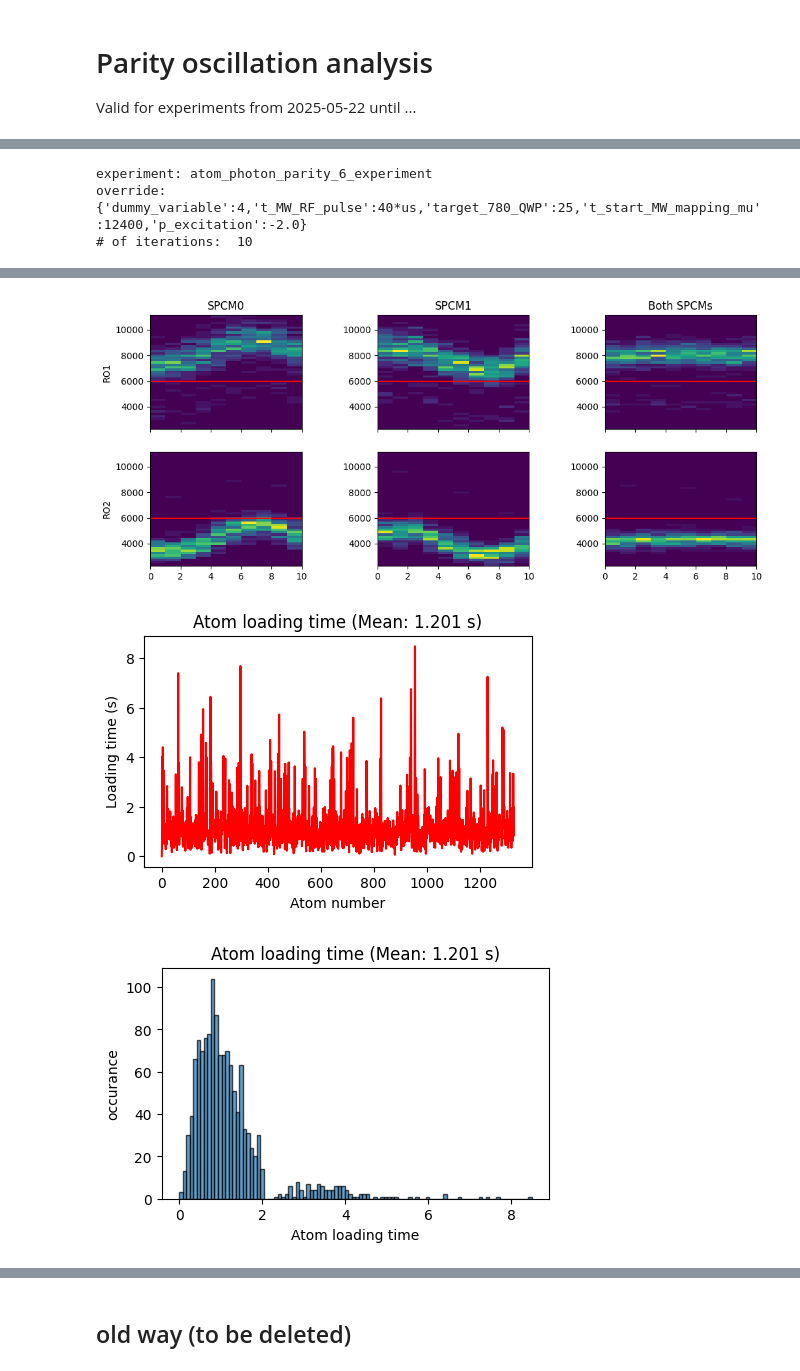
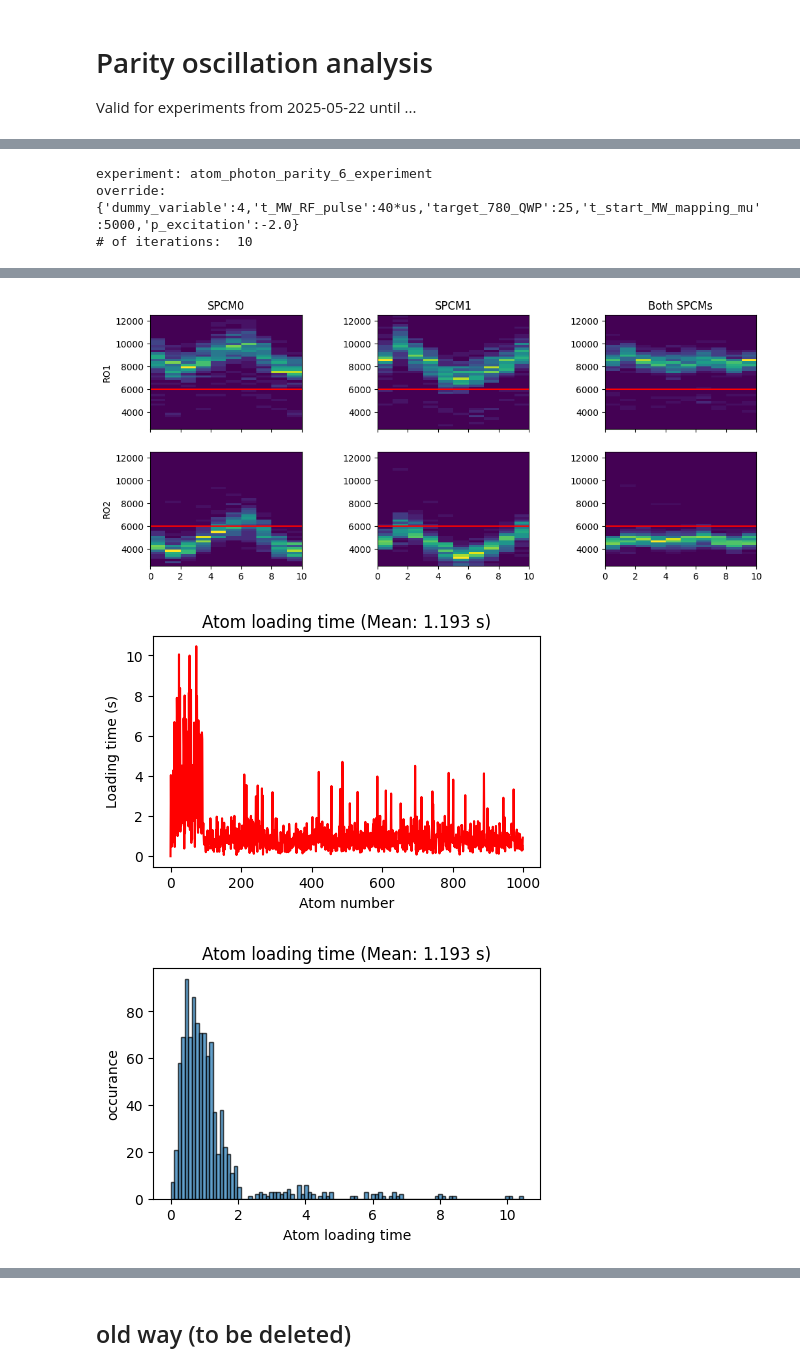
Before and after one commit to QuantumQuadrate/qn_artiq_routines, a Jupyter notebook: Analysis/Tomography analysis/Parity_Oscillation_analysis_2025.ipynb, the cells around one changed output, grey strips where cells are left out. Drawn from its saved outputs; the diff is of its cells as text; code cells hidden in the pictures.

```diff
--- a/Analysis/Tomography analysis/Parity_Oscillation_analysis_2025.ipynb
+++ b/Analysis/Tomography analysis/Parity_Oscillation_analysis_2025.ipynb
@@ -2,7 +2,7 @@
 # Parity oscillation analysis
 Valid for experiments from 2025-05-22 until ...
 # %%
-date_filters = ["2025-10-09","2025-10-10"]
+date_filters = ["2025-10-10"]
 
 from matplotlib import pyplot as plt
 import matplotlib as mpl
@@ -72,7 +72,7 @@ file 52 (C:\Networking Experiment\artiq codes\artiq-master\results\2025-10-10\01
 # %%
 ### the file(s) to analyze:
 file_indices = {
-    51:'',
+    4:'',
     # 40:'',
     # 42:'',
 }
@@ -367,5 +367,5 @@ plt.show()
 # plt.show()
 # %% [output]
 experiment: atom_photon_parity_6_experiment
-override: {'dummy_variable':4,'t_MW_RF_pulse':40*us,'target_780_QWP':25,'t_start_MW_mapping_mu':12400,'p_excitation':-2.0}
+override: {'dummy_variable':4,'t_MW_RF_pulse':40*us,'target_780_QWP':25,'t_start_MW_mapping_mu':5000,'p_excitation':-2.0}
 # of iterations:  10
@@ -373,3 +373,3 @@ override: {'dummy_variable':4,'t_MW_RF_pulse':40*us,'target_780_QWP':25,'t_start
-[figure, old version]
+[figure, new version]
-[figure, old version]
+[figure, new version]
-[figure, old version]
+[figure, new version]
```
Also changed, not shown: parts of 4 cells of this notebook, 3 other files.
